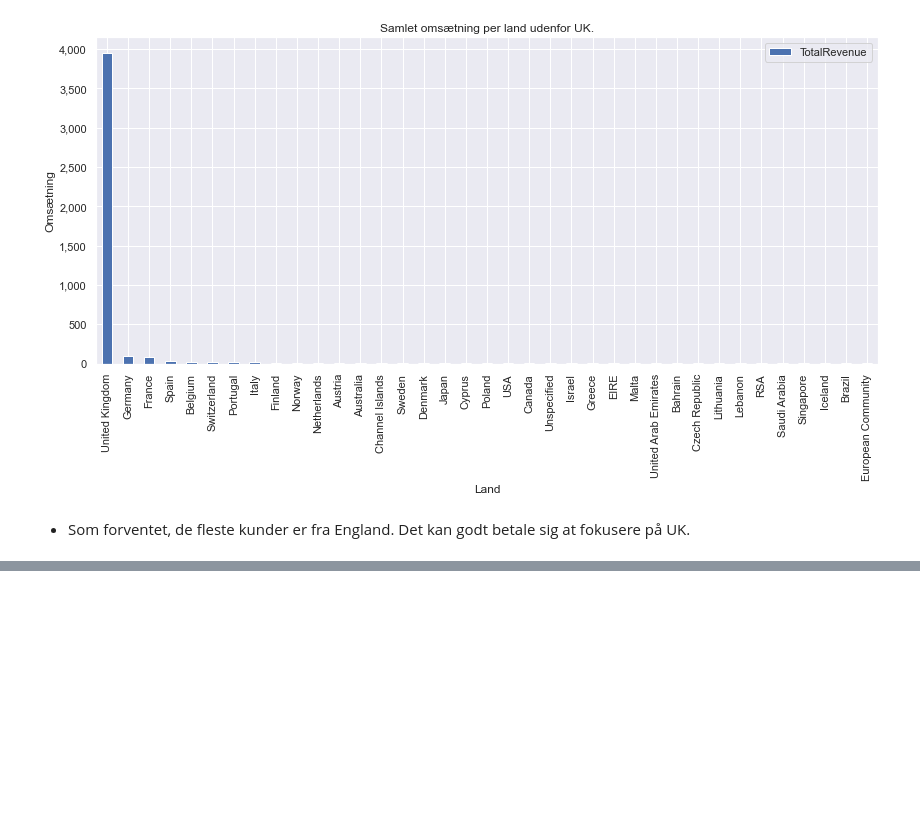
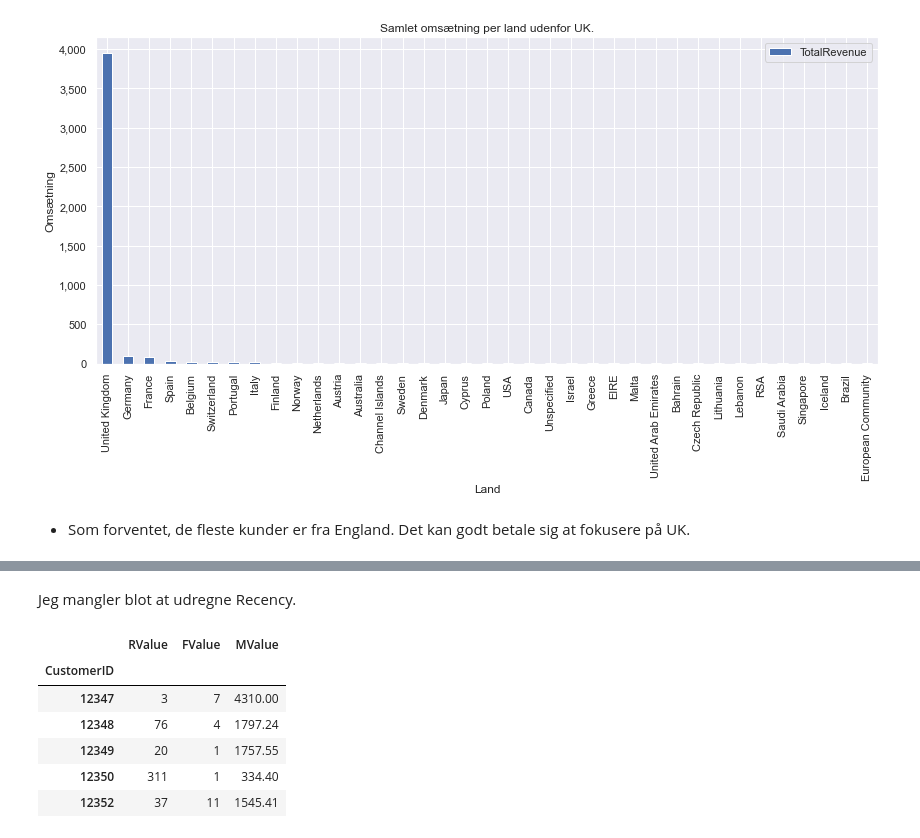
Before and after one commit to sheikhomar/casio, a Jupyter notebook: analysis.ipynb, the cells around one changed output, grey strips where cells are left out. Cells and saved outputs as stored; diff of their text form; code cells hidden in the pictures; blank space fills up the shorter version.

```diff
--- a/analysis.ipynb
+++ b/analysis.ipynb
@@ -389,0 +402,2 @@ ax.set_title('Samlet omsætning per land udenfor UK.');
+# %% [markdown]
+Jeg mangler blot at udregne Recency.
@@ -389,0 +414,10 @@ ax.set_title('Samlet omsætning per land udenfor UK.');
+# %%
+df_rfm_data.head()
+# %% [output]
+|  | RValue | FValue | MValue |
+| CustomerID |  |  |  |
+| 12347 | 3 | 7 | 4310.00 |
+| 12348 | 76 | 4 | 1797.24 |
+| 12349 | 20 | 1 | 1757.55 |
+| 12350 | 311 | 1 | 334.40 |
+| 12352 | 37 | 11 | 1545.41 |
```
Also changed, not shown: parts of 20 cells of this notebook.
